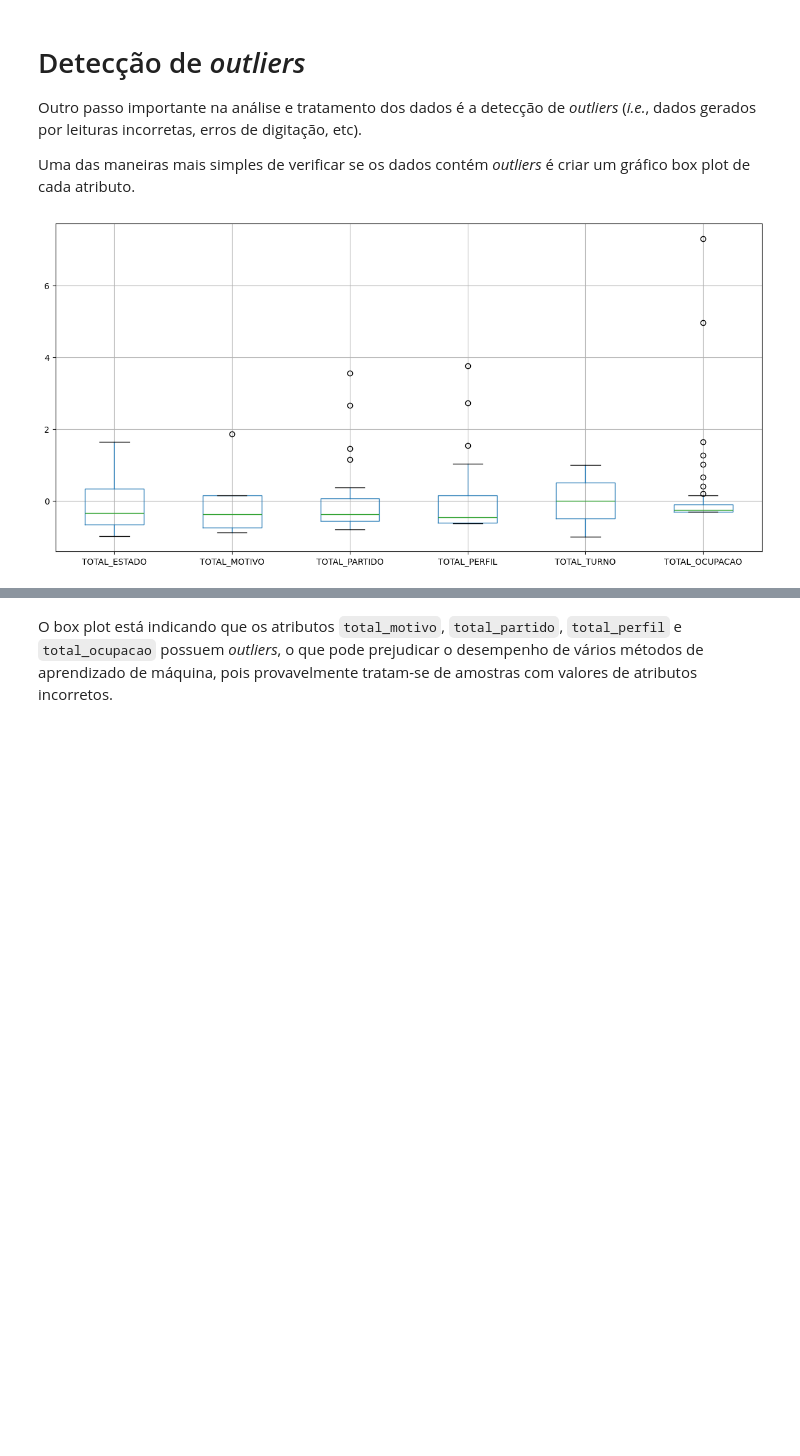
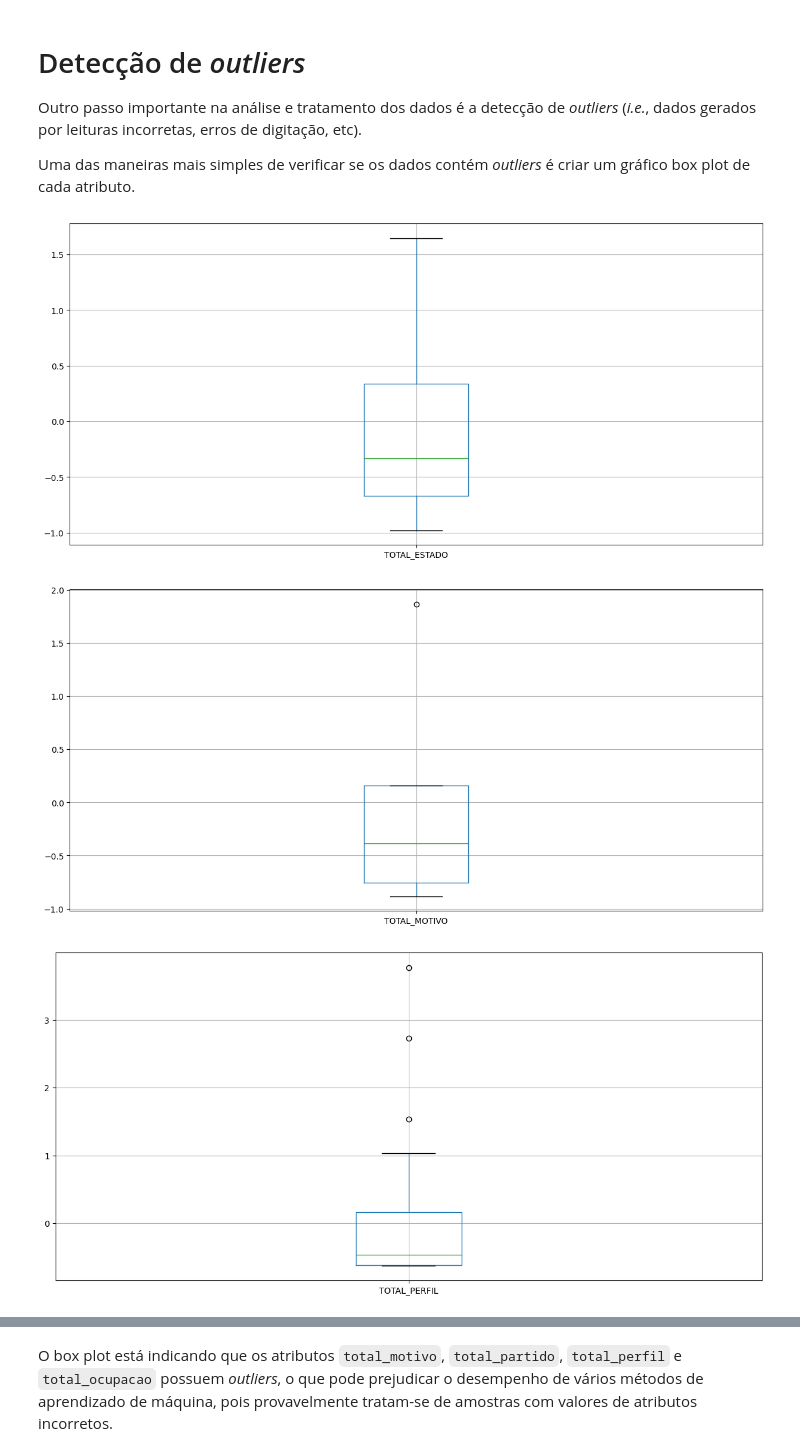
Before and after one commit to theendie/TrabalhoFinal_Coleta, a Jupyter notebook: analise.ipynb, the cells around one changed output, grey strips where cells are left out. Saved outputs shown, nothing was run; the diff lists cells and outputs as text; code cells hidden in the pictures; blank space fills up the shorter version.

```diff
--- a/analise.ipynb
+++ b/analise.ipynb
@@ -761,0 +968,17 @@ Resultados Combinados Normalizados:
+# %%
+# Renomeando as colunas antes de concatenar
+cassacoes_por_partido_normalizado = cassacoes_por_partido.rename(columns={'TOTAL': 'TOTAL_PARTIDO'})
+
+# Selecionar apenas os atributos numéricos
+atributos_numericos = cassacoes_por_partido_normalizado.select_dtypes(include=['float64', 'int64']).columns
+
+# Inicializar o StandardScaler
+scaler = StandardScaler()
+
+# Aplicar a normalização z-score aos atributos numéricos
+cassacoes_por_partido_normalizado[atributos_numericos] = scaler.fit_transform(cassacoes_por_partido_normalizado[atributos_numericos])
+
+print("Resultados cassacoes_por_ocupacao normalizados:")
+display(cassacoes_por_partido)
+display(cassacoes_por_partido_normalizado)
+display(cassacoes_por_partido_normalizado.describe().round(5))
@@ -765,9 +1041,29 @@ Resultados Combinados Normalizados:
 Outro passo importante na análise e tratamento dos dados é a detecção de *outliers* (*i.e.*, dados gerados por leituras incorretas, erros de digitação, etc).
 
 Uma das maneiras mais simples de verificar se os dados contém *outliers* é criar um gráfico box plot de cada atributo.
-# %%
-# gera um bloxplot para cada atributo
-resultados_combinados.boxplot(figsize=(15,7))
-plt.show()
-# %% [output]
-[figure, removed]
+# %%
+# gera um bloxplot para cada atributo
+cassacoes_por_estado_normalizado.boxplot(figsize=(15,7))
+plt.show()
+
+cassacoes_por_motivo_normalizado.boxplot(figsize=(15,7))
+plt.show()
+
+cassacoes_por_perfil_normalizado.boxplot(figsize=(15,7))
+plt.show()
+
+cassacoes_por_ocupacao_normalizado.boxplot(figsize=(15,7))
+plt.show()
+
+cassacoes_por_turno_normalizado.boxplot(figsize=(15,7))
+plt.show()
+
+cassacoes_por_raca_normalizado.boxplot(figsize=(15,7))
+plt.show()
+
+cassacoes_por_partido_normalizado.boxplot(figsize=(15,7))
+plt.show()
+# %% [output]
+[figure, added]
+[figure, added]
+[figure, added]
```
Also changed, not shown: parts of 68 cells of this notebook, 7 other files.
